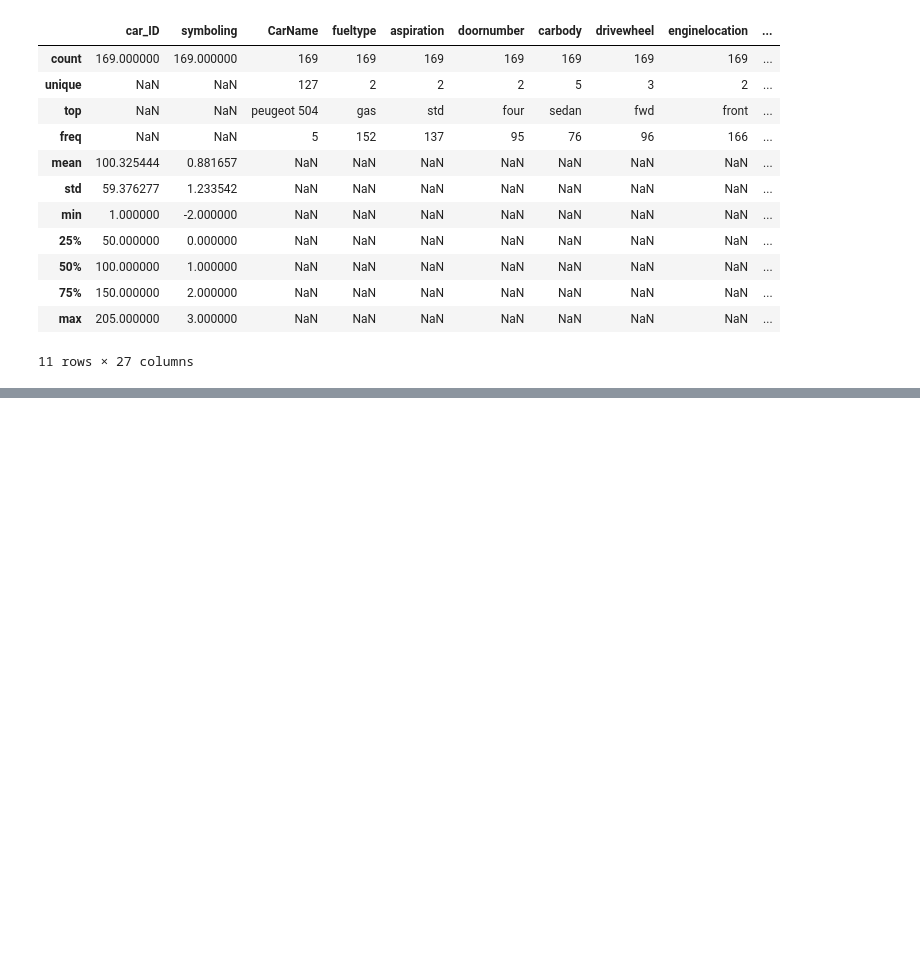
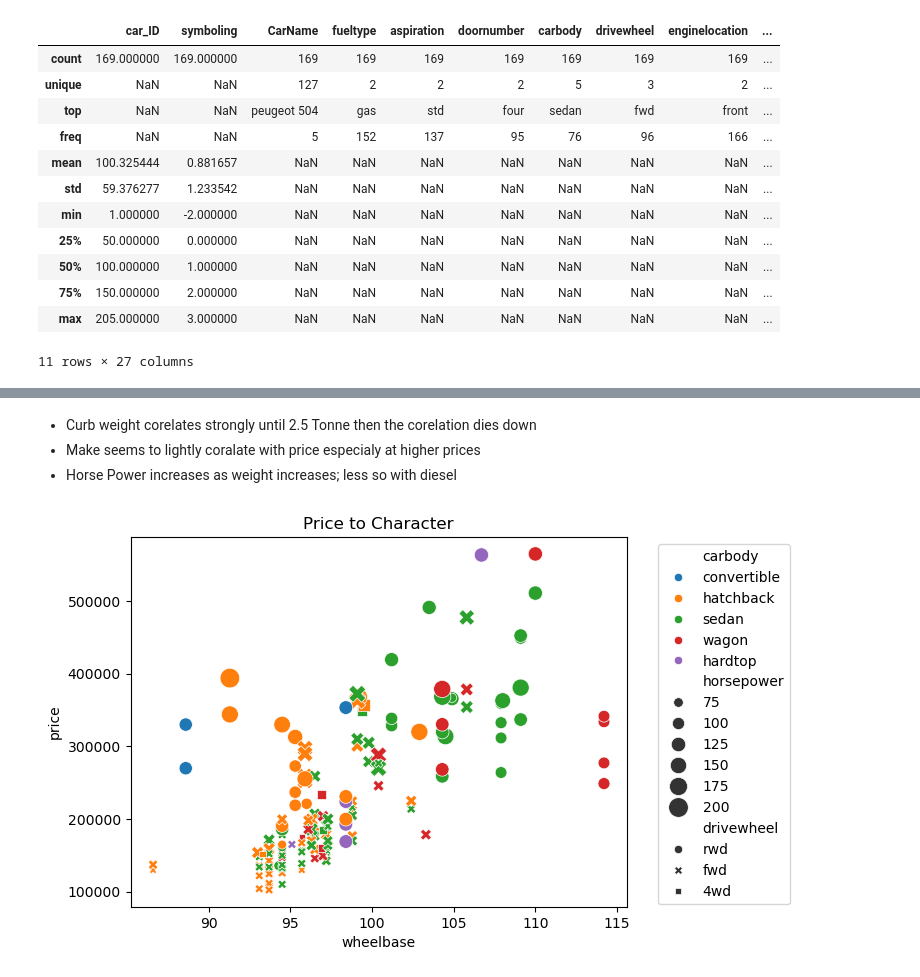
Before and after one commit to RebbelPigman/Pynix, a Jupyter notebook: Projects/ITSCA-Project-2/Main.ipynb, the cells around one changed output, grey strips where cells are left out. Drawn from its saved outputs; the diff is of its cells as text; code cells hidden in the pictures; blank space fills up the shorter version.

```diff
--- a/Projects/ITSCA-Project-2/Main.ipynb
+++ b/Projects/ITSCA-Project-2/Main.ipynb
@@ -170,0 +282,17 @@ print('\n', '-' * 50, '\n',
+# %% [markdown]
+- Curb weight corelates strongly until 2.5 Tonne then the corelation dies down
+- Make seems to lightly coralate with price especialy at higher prices
+- Horse Power increases as weight increases; less so with diesel
+# %%
+# price wheelbase bodystyle
+sns.scatterplot(x='wheelbase',
+                y='price',
+                hue='carbody',
+                style='drivewheel',
+                size='horsepower', sizes=(20, 200),
+                data=df)
+plt.legend(bbox_to_anchor=(1.05, 1), loc='upper left')
+plt.title('Price to Character')
+plt.show()
+# %% [output]
+[figure, added]
```
Also changed, not shown: parts of 17 cells of this notebook.
